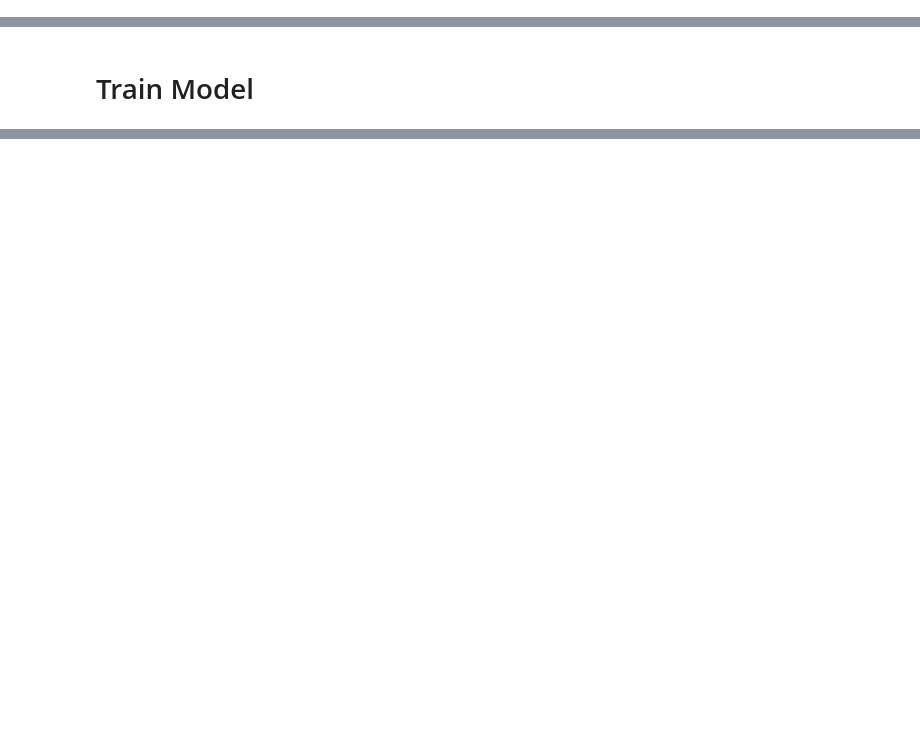
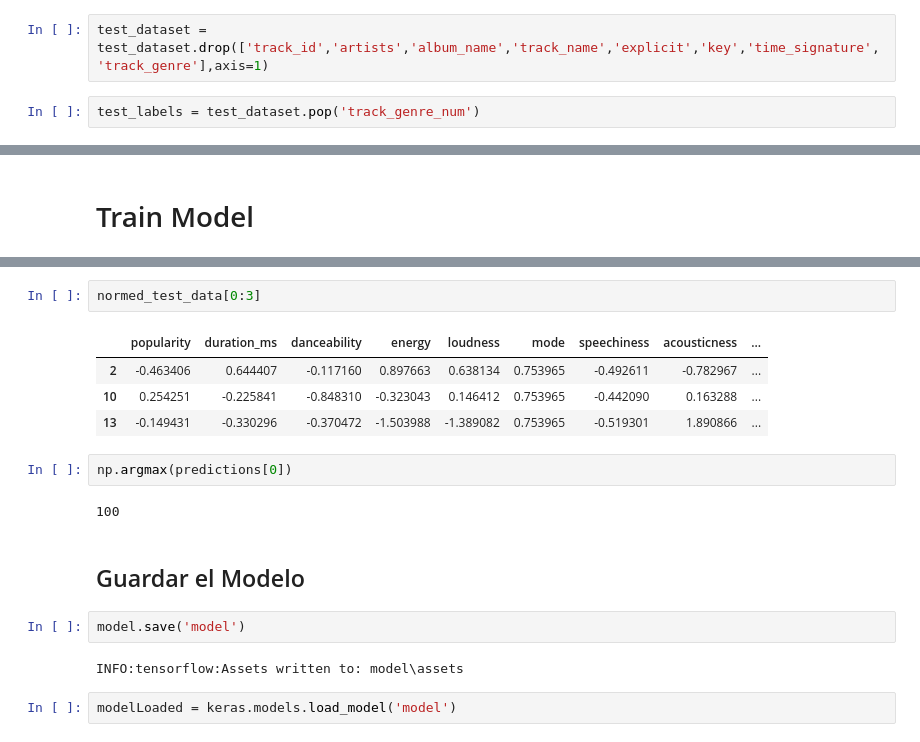
Before and after one commit to BMB0/Assignment-5, a Jupyter notebook: Assignment_5.ipynb, the cells around one changed output, grey strips where cells are left out. Drawn from its saved outputs; the diff is of its cells as text; blank space fills up the shorter version.

```diff
--- a/Assignment_5.ipynb
+++ b/Assignment_5.ipynb
@@ -216,6 +222,10 @@ Index(['track_id', 'artists', 'album_name', 'track_name', 'popularity',
 #       'valence', 'tempo', 'time_signature', 'track_genre']], diag_kind="kde")
 # %%
 train_dataset = train_dataset.drop(['track_id','artists','album_name','track_name','explicit','key','time_signature','track_genre'],axis=1)
+# %%
+test_dataset = test_dataset.drop(['track_id','artists','album_name','track_name','explicit','key','time_signature','track_genre'],axis=1)
+# %%
+test_labels = test_dataset.pop('track_genre_num')
 # %%
 train_labels = train_dataset.pop('track_genre_num')
 # %%
@@ -407,0 +446,19 @@ plot_history(hist)
+# %%
+normed_test_data[0:3]
+# %% [output]
+|  | popularity | duration_ms | danceability | energy | loudness | mode | speechiness | acousticness | ... |
+| 2 | -0.463406 | 0.644407 | -0.117160 | 0.897663 | 0.638134 | 0.753965 | -0.492611 | -0.782967 | ... |
+| 10 | 0.254251 | -0.225841 | -0.848310 | -0.323043 | 0.146412 | 0.753965 | -0.442090 | 0.163288 | ... |
+| 13 | -0.149431 | -0.330296 | -0.370472 | -1.503988 | -1.389082 | 0.753965 | -0.519301 | 1.890866 | ... |
+# %%
+np.argmax(predictions[0])
+# %% [output]
+100
+# %% [markdown]
+## Guardar el Modelo
+# %%
+model.save('model')
+# %% [output]
+INFO:tensorflow:Assets written to: model\assets
+# %%
+modelLoaded = keras.models.load_model('model')
```
Also changed, not shown: parts of 16 cells of this notebook, 6 other files.
